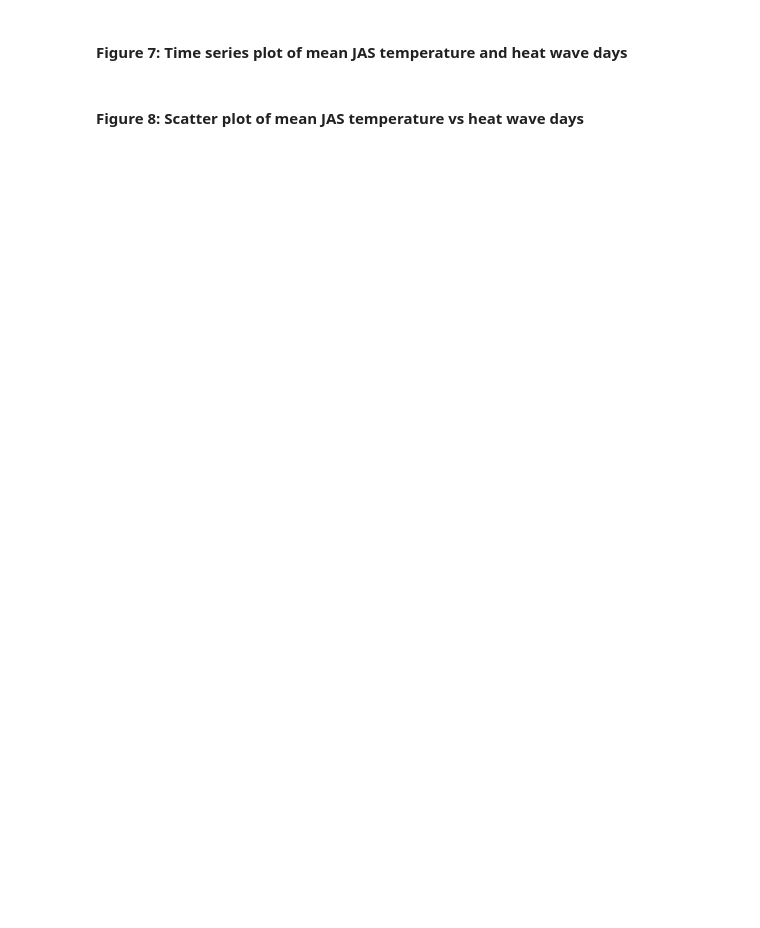
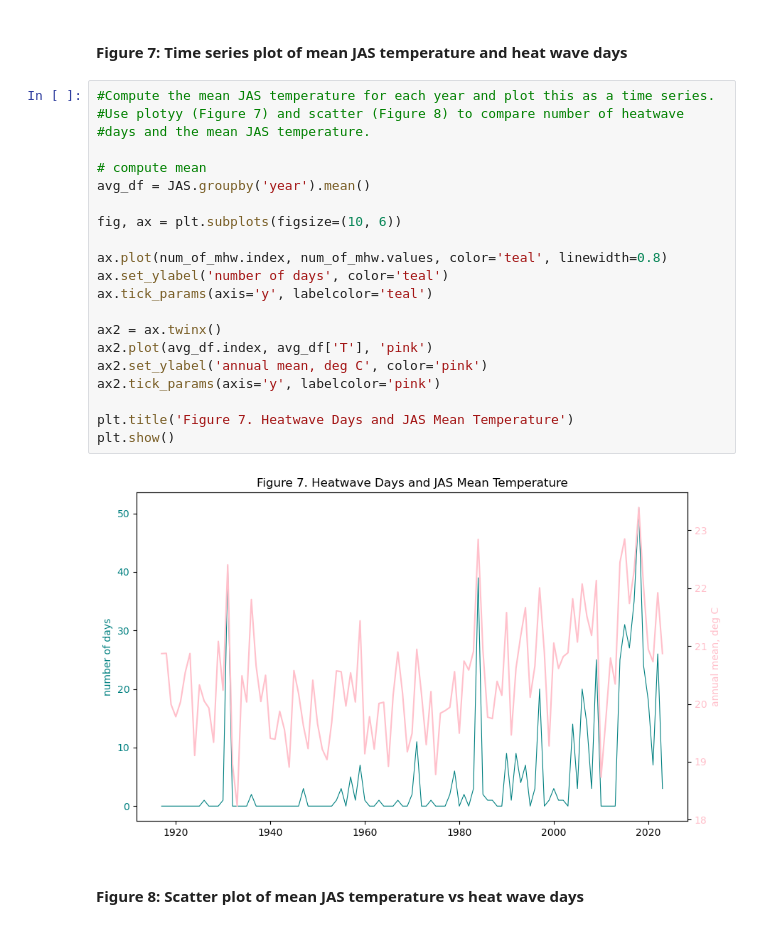
Before and after one commit to isidora-rojas/SIO175_DataAnalysis, a Jupyter notebook: Module_1/assignment1.ipynb, the cells around one changed output. Cells and saved outputs as stored; diff of their text form; blank space fills up the shorter version.

```diff
--- a/Module_1/assignment1.ipynb
+++ b/Module_1/assignment1.ipynb
@@ -160,4 +196,27 @@ ValueError: x and y must have same first dimension, but have shapes (92,) and (9
 # %% [markdown]
 #### **Figure 7:** Time series plot of mean JAS temperature and heat wave days
+# %%
+#Compute the mean JAS temperature for each year and plot this as a time series.
+#Use plotyy (Figure 7) and scatter (Figure 8) to compare number of heatwave
+#days and the mean JAS temperature.
+
+# compute mean
+avg_df = JAS.groupby('year').mean()
+
+fig, ax = plt.subplots(figsize=(10, 6))
+
+ax.plot(num_of_mhw.index, num_of_mhw.values, color='teal', linewidth=0.8)
+ax.set_ylabel('number of days', color='teal')
+ax.tick_params(axis='y', labelcolor='teal')
+
+ax2 = ax.twinx()
+ax2.plot(avg_df.index, avg_df['T'], 'pink')
+ax2.set_ylabel('annual mean, deg C', color='pink')
+ax2.tick_params(axis='y', labelcolor='pink')
+
+plt.title('Figure 7. Heatwave Days and JAS Mean Temperature')
+plt.show()
+# %% [output]
+[figure, added]
 # %% [markdown]
 #### **Figure 8:** Scatter plot of mean JAS temperature vs heat wave days
```
Also changed, not shown: parts of 3 cells of this notebook.
